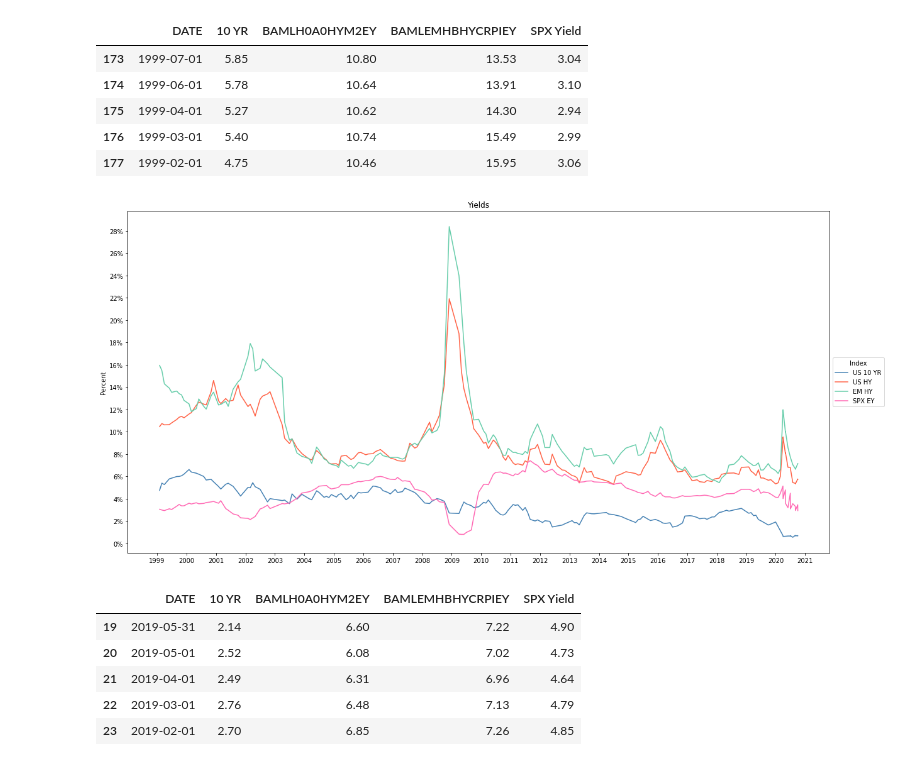
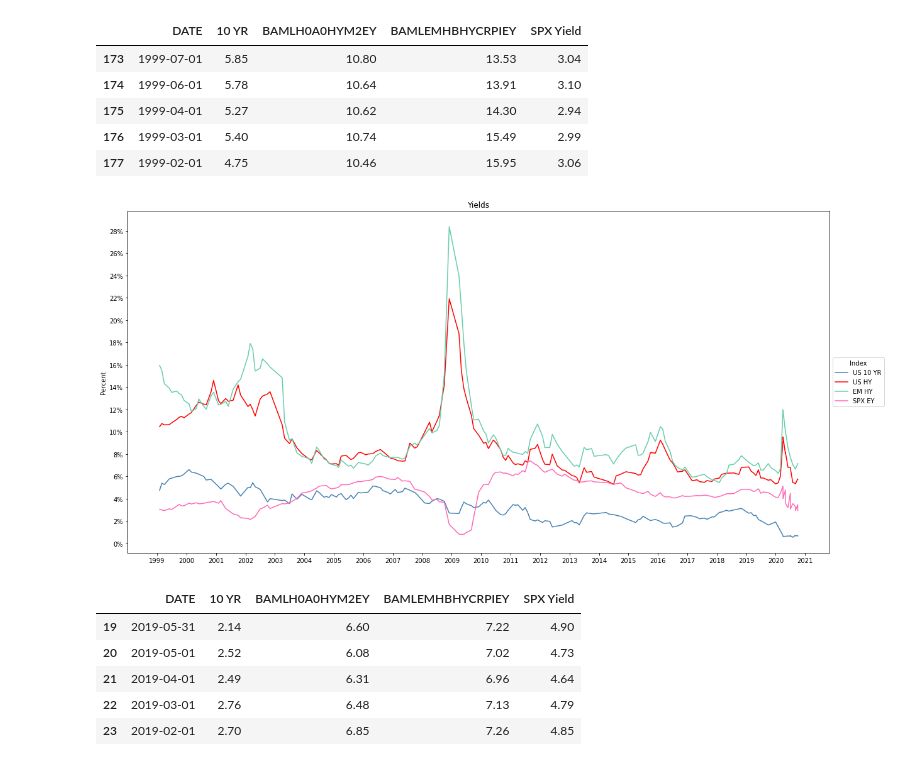
Before and after one commit to AmitSamra/Bonds, a Jupyter notebook: bonds.ipynb, the cells around one changed output. Drawn from its saved outputs; the diff is of its cells as text; code cells hidden in the pictures.

```diff
--- a/bonds.ipynb
+++ b/bonds.ipynb
@@ -361,37 +361,37 @@ df.tail()
 # Combined yields
 fig,ax = plt.subplots(figsize=(20,10))
 ax.plot(df.DATE, df['10 YR'], color='steelblue')
-ax.plot(df.DATE, df.BAMLH0A0HYM2EY, color='tomato')
+ax.plot(df.DATE, df.BAMLH0A0HYM2EY, color='red')
 ax.plot(df.DATE, df.BAMLEMHBHYCRPIEY, color='mediumaquamarine')
 ax.plot(df.DATE, df['SPX Yield'], color='hotpink')
 ax.set_ylabel('Percent')
 ax.set_title('Yields')
 
 ax.yaxis.set_major_formatter(
     ticker.FuncFormatter(lambda y,p: format(str(int(y))+'%',''))
 )
 
 plt.yticks([y for y in range(0,30,2)])
 
 years = mdates.YearLocator()   # every year
 months = mdates.MonthLocator()  # every month
 years_fmt = mdates.DateFormatter('%Y')
 
 ax.xaxis.set_major_locator(years)
 ax.xaxis.set_major_formatter(years_fmt)
 #ax.xaxis.set_minor_locator(months)
 
 ax.legend(
     title = 'Index',
     labels = ['US 10 YR', 'US HY', 'EM HY', 'SPX EY'],
     loc = 'center left',
     bbox_to_anchor = (1,.5,0,0)
 )
 
 plt.show()
 #ax.figure.savefig('./img/rates_long.png', bbox_inches='tight', dpi=150)
 # %% [output]
-[figure, old version]
+[figure, new version]
 # %%
 df_19_20 = df.loc[df.DATE.dt.year.isin([2019,2020])]
 df_19_20.tail()
```
Also changed, not shown: parts of 1 cell of this notebook.
